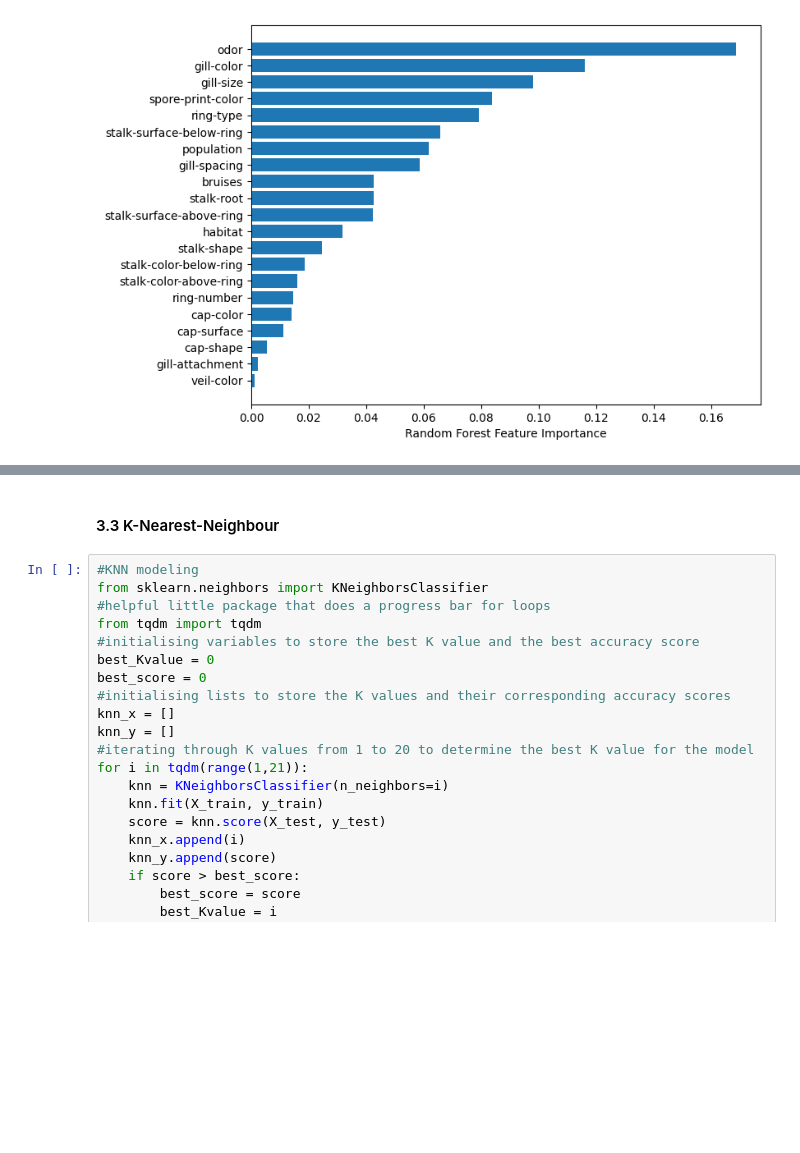
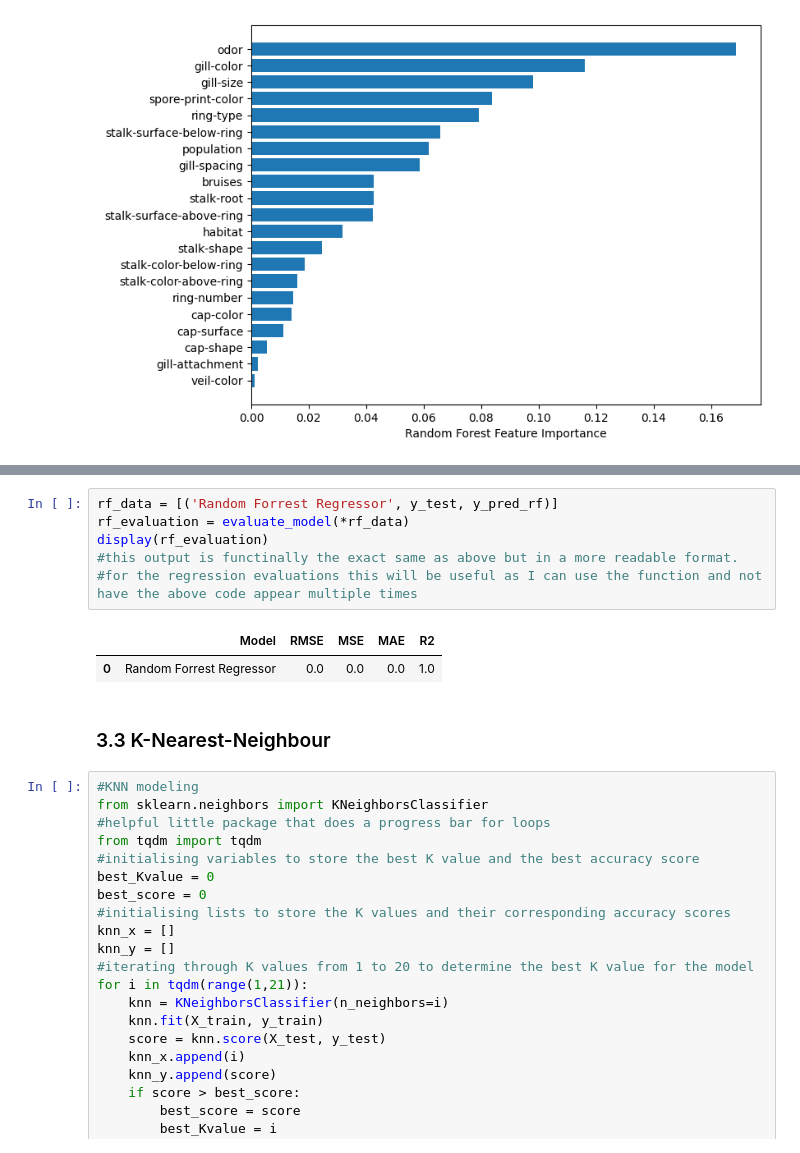
Before and after one commit to AntsyBee/Lepiota-Mushroom-Edibillity-Data-Analysis, a Jupyter notebook: src/Mushroom Data Science.ipynb, the cells around one changed output, grey strips where cells are left out. Cells and saved outputs as stored; diff of their text form; blank space fills up the shorter version.

```diff
--- a/src/Mushroom Data Science.ipynb
+++ b/src/Mushroom Data Science.ipynb
@@ -293,8 +296,17 @@ Test Accuracy: 100.00%
                 Model  RMSE  MSE  MAE  R2
 RandomForestRegressor   0.0  0.0  0.0 1.0
 '\nthese are incredible accuracy scores for the model and indicate perfect model performance\nseriously this may be the first time this has ever happened and im not even happy\ni dont like it, it feel ...
+# %%
+rf_data = [('Random Forrest Regressor', y_test, y_pred_rf)]
+rf_evaluation = evaluate_model(*rf_data)
+display(rf_evaluation)
+#this output is functinally the exact same as above but in a more readable format.
+#for the regression evaluations this will be useful as I can use the function and not have the above code appear multiple times
+# %% [output]
+|  | Model | RMSE | MSE | MAE | R2 |
+| 0 | Random Forrest Regressor | 0.0 | 0.0 | 0.0 | 1.0 |
 # %% [markdown]
-#### 3.3 K-Nearest-Neighbour
+### 3.3 K-Nearest-Neighbour
 # %%
 #KNN modeling
 from sklearn.neighbors import KNeighborsClassifier
```
Also changed, not shown: parts of 12 cells of this notebook, 1 other file.
